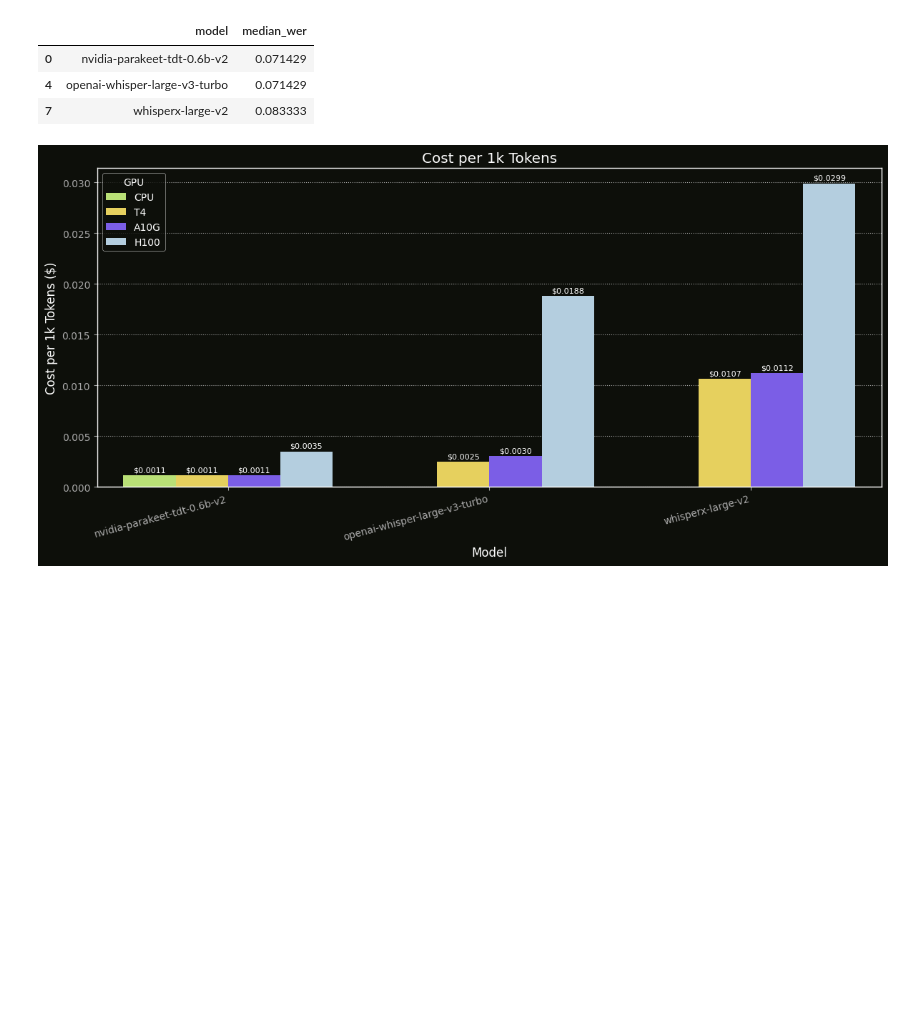
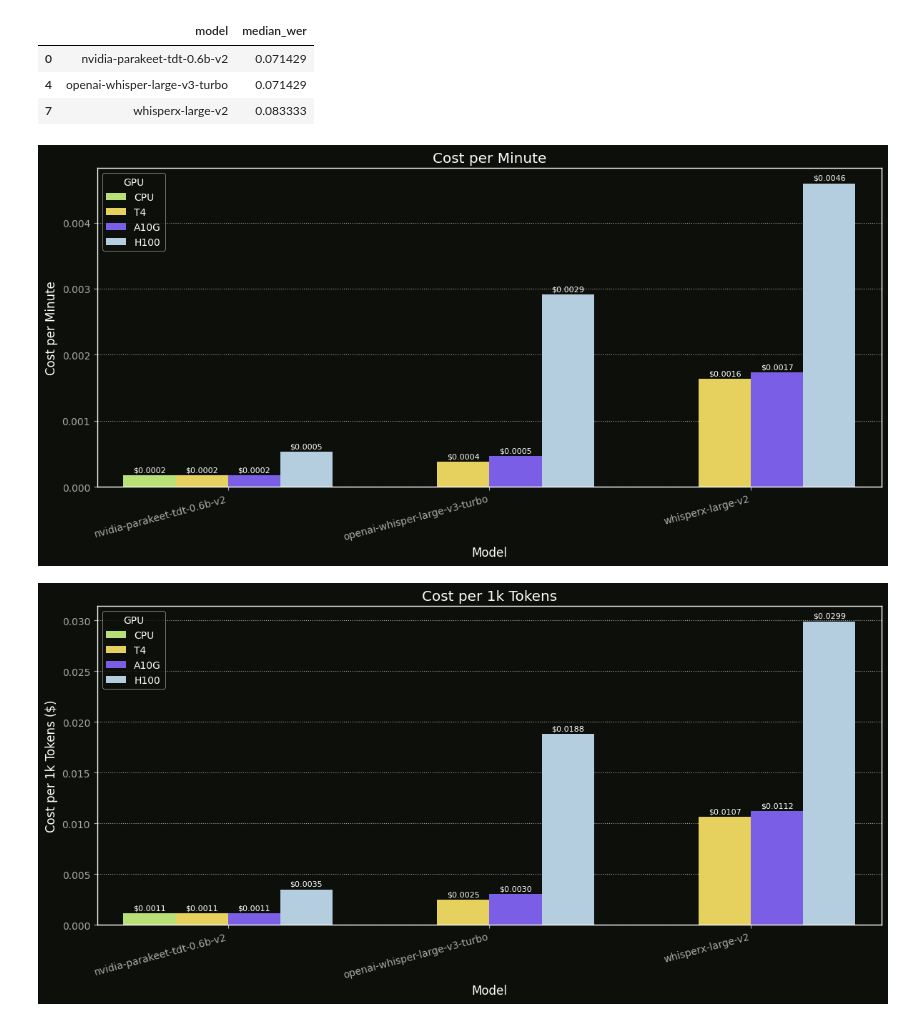
Before and after one commit to modal-labs/audio-transcription-benchmarking, a Jupyter notebook: process_results.ipynb, the cells around one changed output. Saved outputs shown, nothing was run; the diff lists cells and outputs as text; code cells hidden in the pictures; blank space fills up the shorter version.

```diff
--- a/process_results.ipynb
+++ b/process_results.ipynb
@@ -543,6 +549,39 @@ colorize(styled_df)
 | 0 | nvidia-parakeet-tdt-0.6b-v2 | 0.071429 |
 | 4 | openai-whisper-large-v3-turbo | 0.071429 |
 | 7 | whisperx-large-v2 | 0.083333 |
+# %%
+plt.figure(figsize=(12, 6))
+# sns.set(style="whitegrid")
+
+# Create grouped barplot
+ax = sns.barplot(
+    data=summary_df,
+    x="model",
+    y="cost_per_minute",
+    hue="gpu",
+    hue_order=gpus,
+    palette=palette[:4]
+)
+
+# Add value labels on each bar
+for container in ax.containers:
+    ax.bar_label(container, fmt="$%.4f", fontsize=8, label_type="edge", padding=2)
+
+# Customize axes and title
+plt.xlabel("Model")
+plt.ylabel("Cost per Minute")
+plt.title("Cost per Minute")
+plt.xticks(rotation=15, ha='right')
+plt.legend(title="GPU")
+plt.tight_layout()
+
+# Save the figure
+# plt.savefig("grouped_cost_chart.png")
+plt.savefig(Path(OUTPUT_DIR, "audio_cost_per_minute_bar.webp"), dpi=DEFAULT_DPI)
+
+plt.show()
+# %% [output]
+[figure, added]
 # %%
 plt.figure(figsize=(12, 6))
 # sns.set(style="whitegrid")
```
Also changed, not shown: parts of 7 cells of this notebook.
